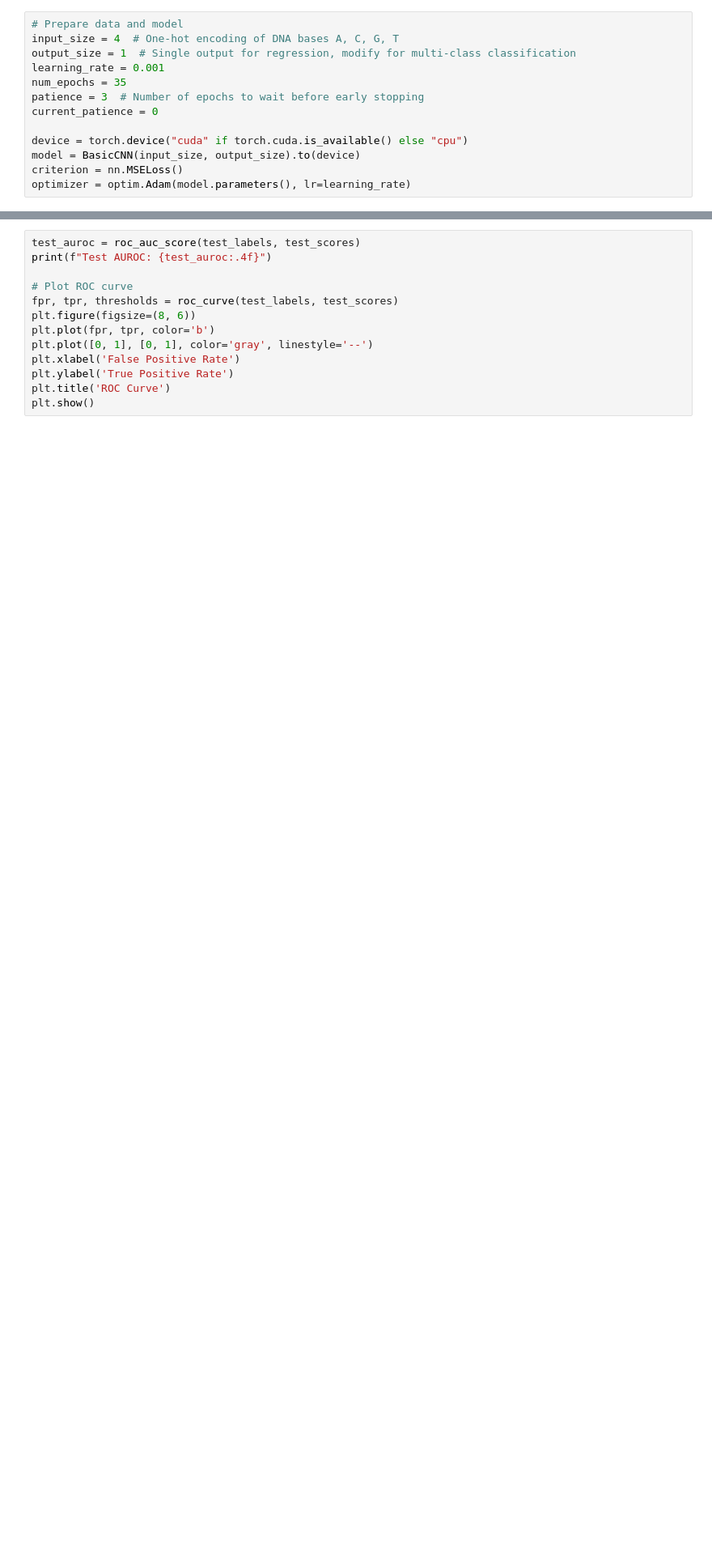
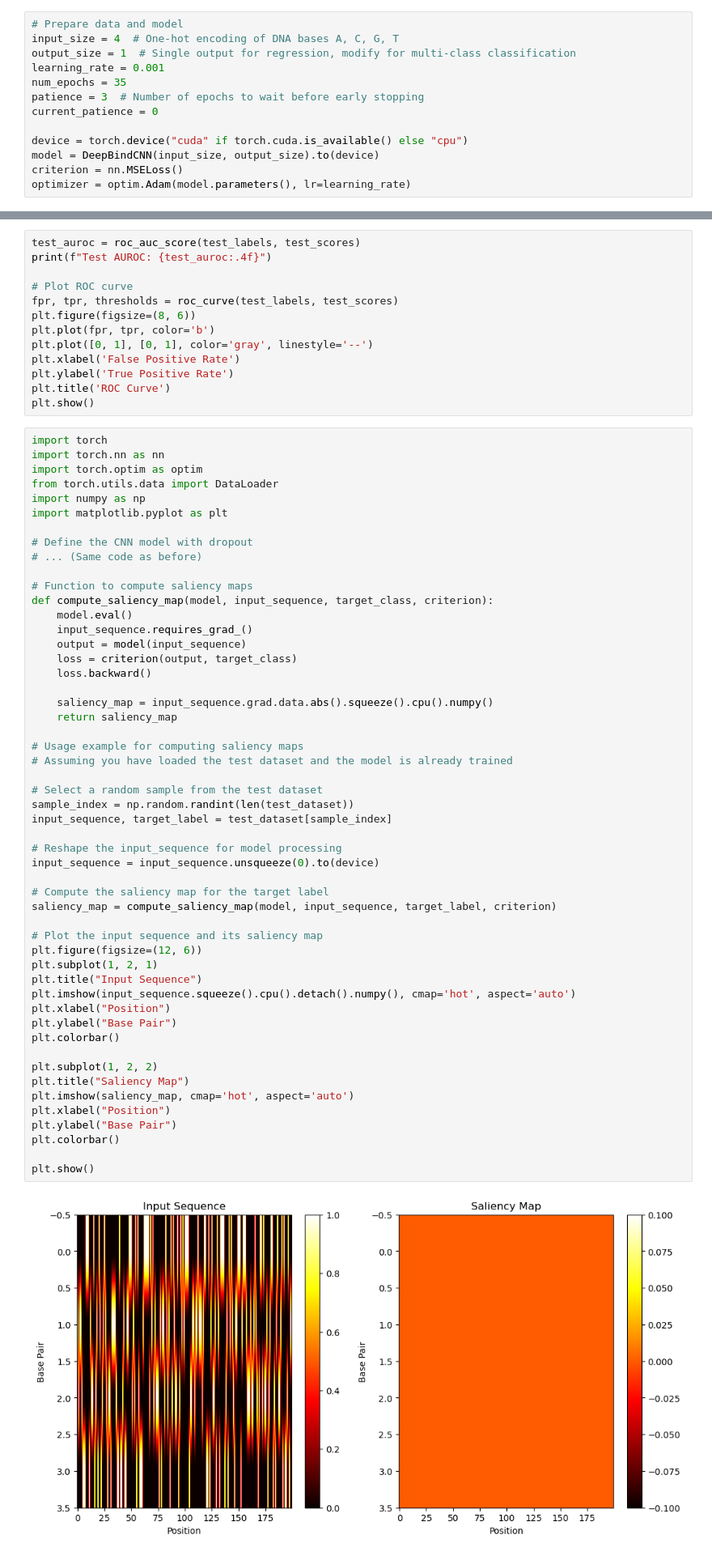
Before and after one commit to rohitkt10/fall_co-op_2023, a Jupyter notebook: experiments/train_cnn_synthetic_dna.ipynb, the cells around one changed output, grey strips where cells are left out. Shown at 81% size. Cells and saved outputs as stored; diff of their text form; blank space fills up the shorter version.

```diff
--- a/experiments/train_cnn_synthetic_dna.ipynb
+++ b/experiments/train_cnn_synthetic_dna.ipynb
@@ -96,7 +80,7 @@ patience = 3  # Number of epochs to wait before early stopping
 current_patience = 0
 
 device = torch.device("cuda" if torch.cuda.is_available() else "cpu")
-model = BasicCNN(input_size, output_size).to(device)
+model = DeepBindCNN(input_size, output_size).to(device)
 criterion = nn.MSELoss()
 optimizer = optim.Adam(model.parameters(), lr=learning_rate)
 # %%
@@ -200,3 +178,57 @@ plt.xlabel('False Positive Rate')
 plt.ylabel('True Positive Rate')
 plt.title('ROC Curve')
 plt.show()
+# %%
+import torch
+import torch.nn as nn
+import torch.optim as optim
+from torch.utils.data import DataLoader
+import numpy as np
+import matplotlib.pyplot as plt
+
+# Define the CNN model with dropout
+# ... (Same code as before)
+
+# Function to compute saliency maps
+def compute_saliency_map(model, input_sequence, target_class, criterion):
+    model.eval()
+    input_sequence.requires_grad_()
+    output = model(input_sequence)
+    loss = criterion(output, target_class)
+    loss.backward()
+
+    saliency_map = input_sequence.grad.data.abs().squeeze().cpu().numpy()
+    return saliency_map
+
+# Usage example for computing saliency maps
+# Assuming you have loaded the test dataset and the model is already trained
+
+# Select a random sample from the test dataset
+sample_index = np.random.randint(len(test_dataset))
+input_sequence, target_label = test_dataset[sample_index]
+
+# Reshape the input_sequence for model processing
+input_sequence = input_sequence.unsqueeze(0).to(device)
+
+# Compute the saliency map for the target label
+saliency_map = compute_saliency_map(model, input_sequence, target_label, criterion)
+
+# Plot the input sequence and its saliency map
+plt.figure(figsize=(12, 6))
+plt.subplot(1, 2, 1)
+plt.title("Input Sequence")
+plt.imshow(input_sequence.squeeze().cpu().detach().numpy(), cmap='hot', aspect='auto')
+plt.xlabel("Position")
+plt.ylabel("Base Pair")
+plt.colorbar()
+
+plt.subplot(1, 2, 2)
+plt.title("Saliency Map")
+plt.imshow(saliency_map, cmap='hot', aspect='auto')
+plt.xlabel("Position")
+plt.ylabel("Base Pair")
+plt.colorbar()
+
+plt.show()
+# %% [output]
+[figure, added]
```
Also changed, not shown: parts of 7 cells of this notebook, 3 other files.
